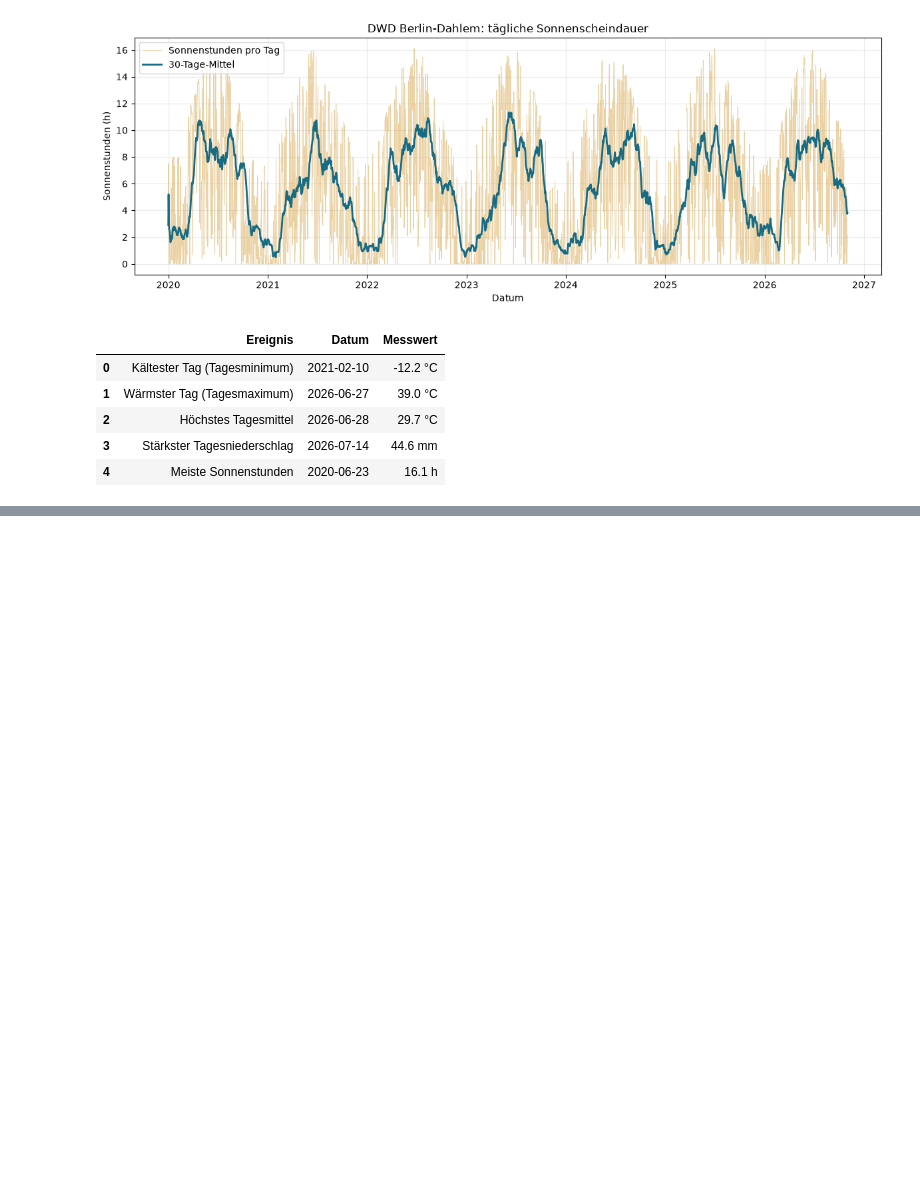
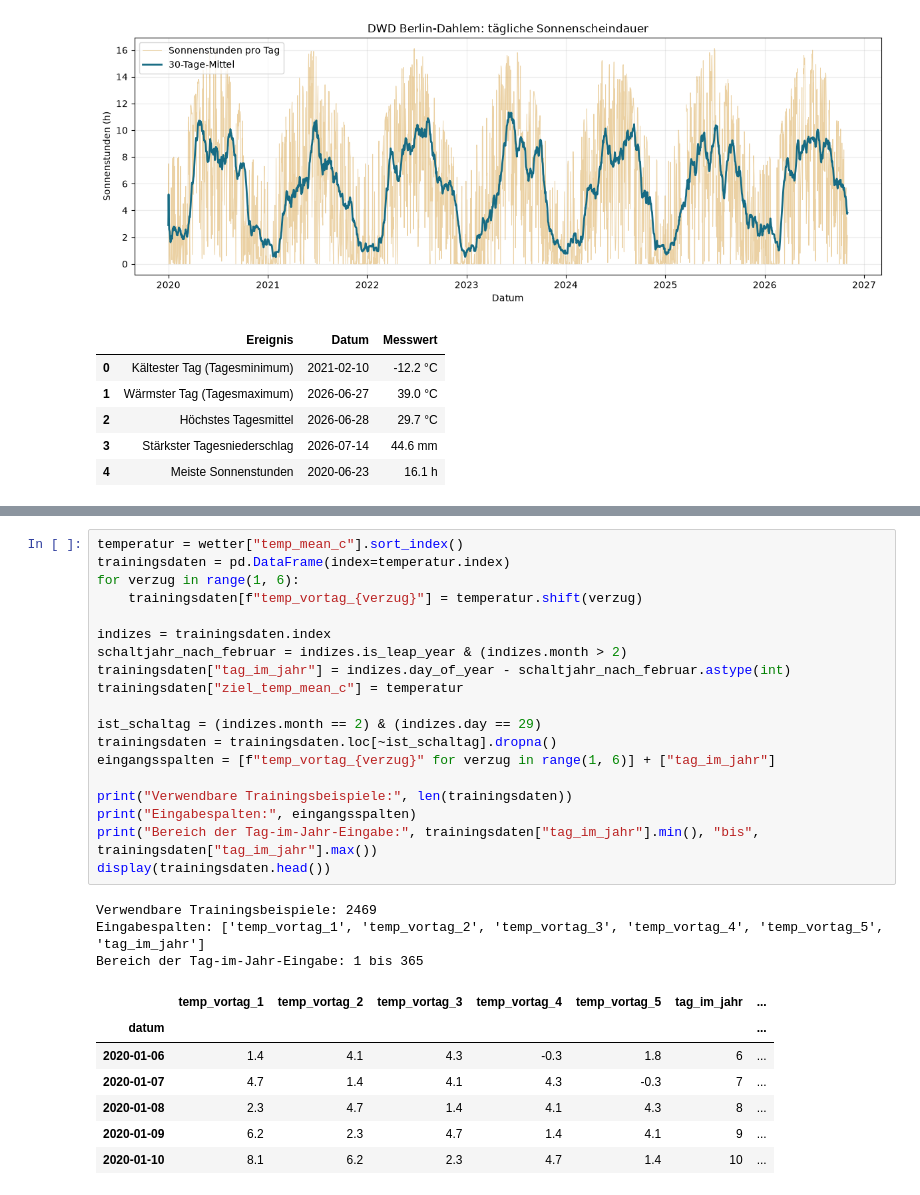
Before and after one commit to ArnLoe/htw_seminar3_jupyter, a Jupyter notebook: dwd_wetteranalyse_berlin.ipynb, the cells around one changed output, grey strips where cells are left out. Cells and saved outputs as stored; diff of their text form; blank space fills up the shorter version.

```diff
--- a/dwd_wetteranalyse_berlin.ipynb
+++ b/dwd_wetteranalyse_berlin.ipynb
@@ -164,0 +268,30 @@ display(extremwerte)
+# %%
+temperatur = wetter["temp_mean_c"].sort_index()
+trainingsdaten = pd.DataFrame(index=temperatur.index)
+for verzug in range(1, 6):
+    trainingsdaten[f"temp_vortag_{verzug}"] = temperatur.shift(verzug)
+
+indizes = trainingsdaten.index
+schaltjahr_nach_februar = indizes.is_leap_year & (indizes.month > 2)
+trainingsdaten["tag_im_jahr"] = indizes.day_of_year - schaltjahr_nach_februar.astype(int)
+trainingsdaten["ziel_temp_mean_c"] = temperatur
+
+ist_schaltag = (indizes.month == 2) & (indizes.day == 29)
+trainingsdaten = trainingsdaten.loc[~ist_schaltag].dropna()
+eingangsspalten = [f"temp_vortag_{verzug}" for verzug in range(1, 6)] + ["tag_im_jahr"]
+
+print("Verwendbare Trainingsbeispiele:", len(trainingsdaten))
+print("Eingabespalten:", eingangsspalten)
+print("Bereich der Tag-im-Jahr-Eingabe:", trainingsdaten["tag_im_jahr"].min(), "bis", trainingsdaten["tag_im_jahr"].max())
+display(trainingsdaten.head())
+# %% [output]
+Verwendbare Trainingsbeispiele: 2469
+Eingabespalten: ['temp_vortag_1', 'temp_vortag_2', 'temp_vortag_3', 'temp_vortag_4', 'temp_vortag_5', 'tag_im_jahr']
+Bereich der Tag-im-Jahr-Eingabe: 1 bis 365
+|  | temp_vortag_1 | temp_vortag_2 | temp_vortag_3 | temp_vortag_4 | temp_vortag_5 | tag_im_jahr | ... |
+| datum |  |  |  |  |  |  | ... |
+| 2020-01-06 | 1.4 | 4.1 | 4.3 | -0.3 | 1.8 | 6 | ... |
+| 2020-01-07 | 4.7 | 1.4 | 4.1 | 4.3 | -0.3 | 7 | ... |
+| 2020-01-08 | 2.3 | 4.7 | 1.4 | 4.1 | 4.3 | 8 | ... |
+| 2020-01-09 | 6.2 | 2.3 | 4.7 | 1.4 | 4.1 | 9 | ... |
+| 2020-01-10 | 8.1 | 6.2 | 2.3 | 4.7 | 1.4 | 10 | ... |
```
Also changed, not shown: parts of 17 cells of this notebook.
